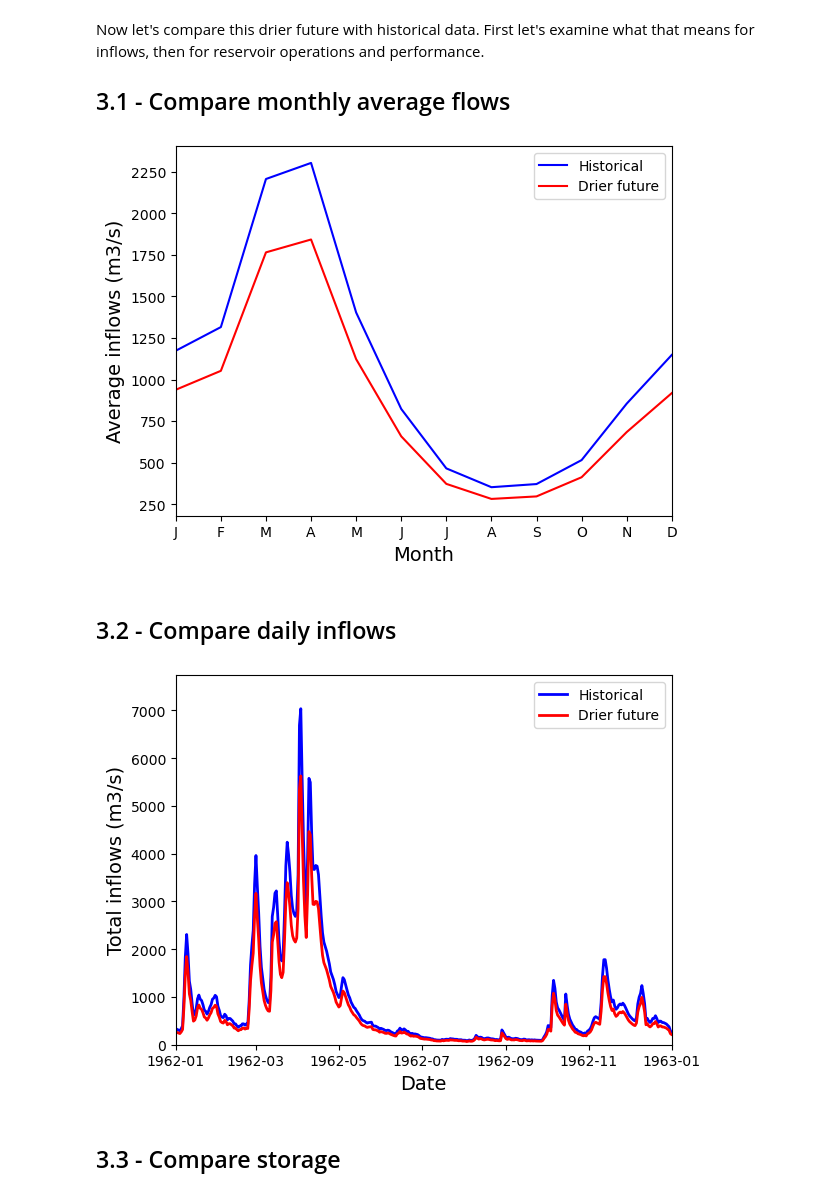
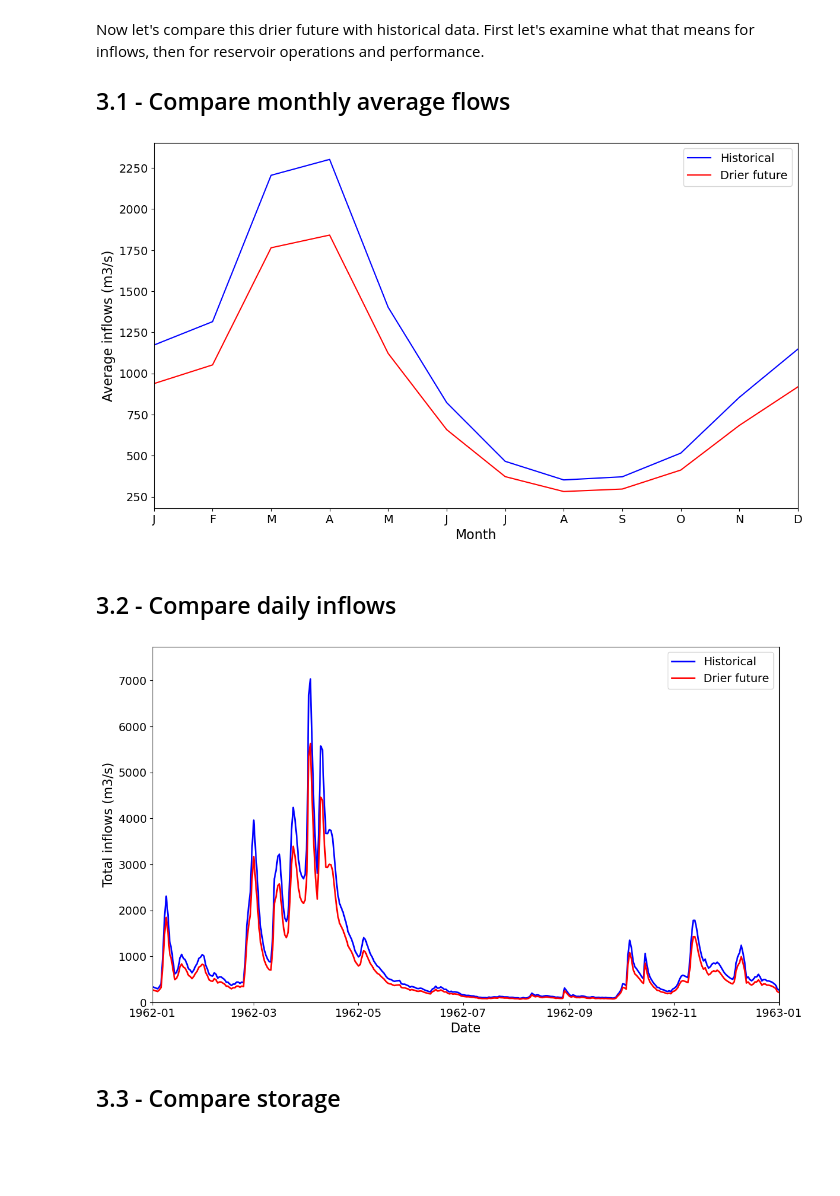
Before and after one commit to charlesrouge/civx782, a Jupyter notebook: tutorials/3-Simulating_climate_change.ipynb, the cells around one changed output. Cells and saved outputs as stored; diff of their text form; code cells hidden in the pictures; blank space fills up the shorter version.

```diff
--- a/tutorials/3-Simulating_climate_change.ipynb
+++ b/tutorials/3-Simulating_climate_change.ipynb
@@ -160,22 +159,22 @@ Now let's compare this drier future with historical data. First let's examine wh
 
 ## 3.1 - Compare monthly average  flows
 # %%
-fig = flow_plots.compare_monthly_averages(reference=pd.Series(historical_balance['Total inflows (m3/s)']),
-                                          alternative=pd.Series(drier_future['Total inflows (m3/s)']),
-                                          labels=['Historical', 'Drier future'])
+fig = visuals.compare_monthly_averages(reference=pd.Series(historical_balance['Total inflows (m3/s)']),
+                                       alternative=pd.Series(drier_future['Total inflows (m3/s)']),
+                                       labels=['Historical', 'Drier future'])
 # %% [output]
-[figure, old version]
+[figure, new version]
 # %% [markdown]
 ## 3.2 -  Compare daily inflows
 # %%
 # Compare inflows especially in drier period 1962-1968
-fig = flow_plots.compare_timeseries(reference=pd.Series(historical_balance['Total inflows (m3/s)']),
-                                    alternative=pd.Series(drier_future['Total inflows (m3/s)']),
-                                    labels=['Historical', 'Drier future'],
-                                    first_date=datetime.date(1962, 1, 1),
-                                    last_date=datetime.date(1963, 1, 1))
+fig = visuals.compare_flow_timeseries(reference=pd.Series(historical_balance['Total inflows (m3/s)']),
+                                      alternative=pd.Series(drier_future['Total inflows (m3/s)']),
+                                      labels=['Historical', 'Drier future'],
+                                      first_date=datetime.date(1962, 1, 1),
+                                      last_date=datetime.date(1963, 1, 1))
 # %% [output]
-[figure, old version]
+[figure, new version]
 # %% [markdown]
 ## 3.3 -  Compare storage
 # %%
```
Also changed, not shown: parts of 15 cells of this notebook, 5 other files.
